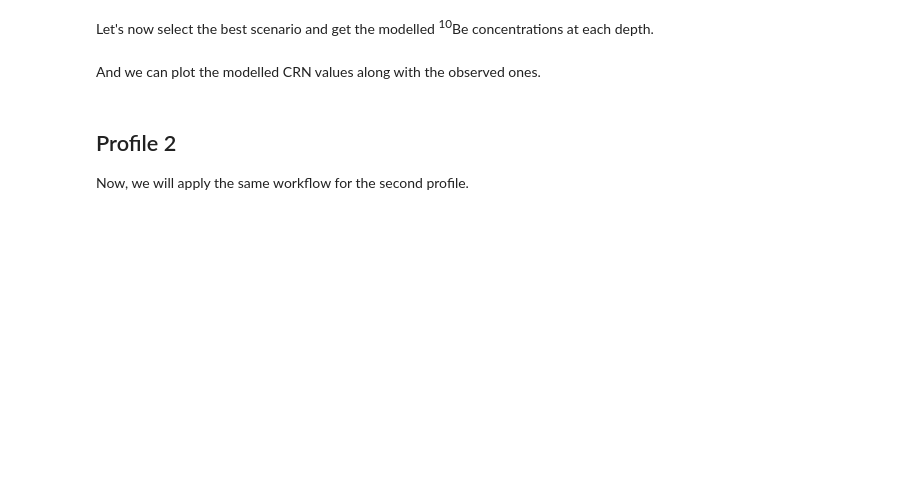
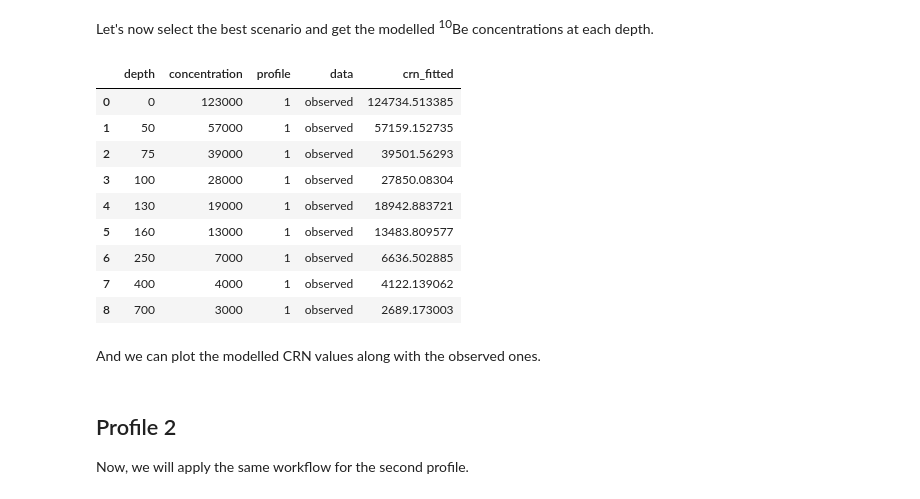
Before and after one commit to franz825/cosmo-training, a Jupyter notebook: src/2_depth-profiles.ipynb, the cells around one changed output. Saved outputs shown, nothing was run; the diff lists cells and outputs as text; code cells hidden in the pictures; blank space fills up the shorter version.

```diff
--- a/src/2_depth-profiles.ipynb
+++ b/src/2_depth-profiles.ipynb
@@ -231,15 +224,26 @@ fit_profile_1[fit_profile_1.nash_index == fit_profile_1.nash_index.max()]
 Let's now select the best scenario and get the modelled <sup>10</sup>Be concentrations at each depth.
 # %%
 # Erosion of selected scenario
-erosion =
+erosion = 200
 # Exposure age of selected scenario
-exposure_age =
+exposure_age = 100000
 
 # Run the scenario with the selected values
 crn_fit_1 = be_accumulator(concentrations_profile_1, depths, exposure_age, erosion, 0, parameters)
 
 # Get the fitted CRN values and add them to profile table
 display(pd.concat([profile_1, pd.Series(crn_fit_1["crn_fitted"], name = "crn_fitted", dtype = "Float64")], axis = 1))
+# %% [output]
+|  | depth | concentration | profile | data | crn_fitted |
+| 0 | 0 | 123000 | 1 | observed | 124734.513385 |
+| 1 | 50 | 57000 | 1 | observed | 57159.152735 |
+| 2 | 75 | 39000 | 1 | observed | 39501.56293 |
+| 3 | 100 | 28000 | 1 | observed | 27850.08304 |
+| 4 | 130 | 19000 | 1 | observed | 18942.883721 |
+| 5 | 160 | 13000 | 1 | observed | 13483.809577 |
+| 6 | 250 | 7000 | 1 | observed | 6636.502885 |
+| 7 | 400 | 4000 | 1 | observed | 4122.139062 |
+| 8 | 700 | 3000 | 1 | observed | 2689.173003 |
 # %% [markdown]
 And we can plot the modelled CRN values along with the observed ones.
 # %%
```
Also changed, not shown: parts of 7 cells of this notebook, 4 other files.
